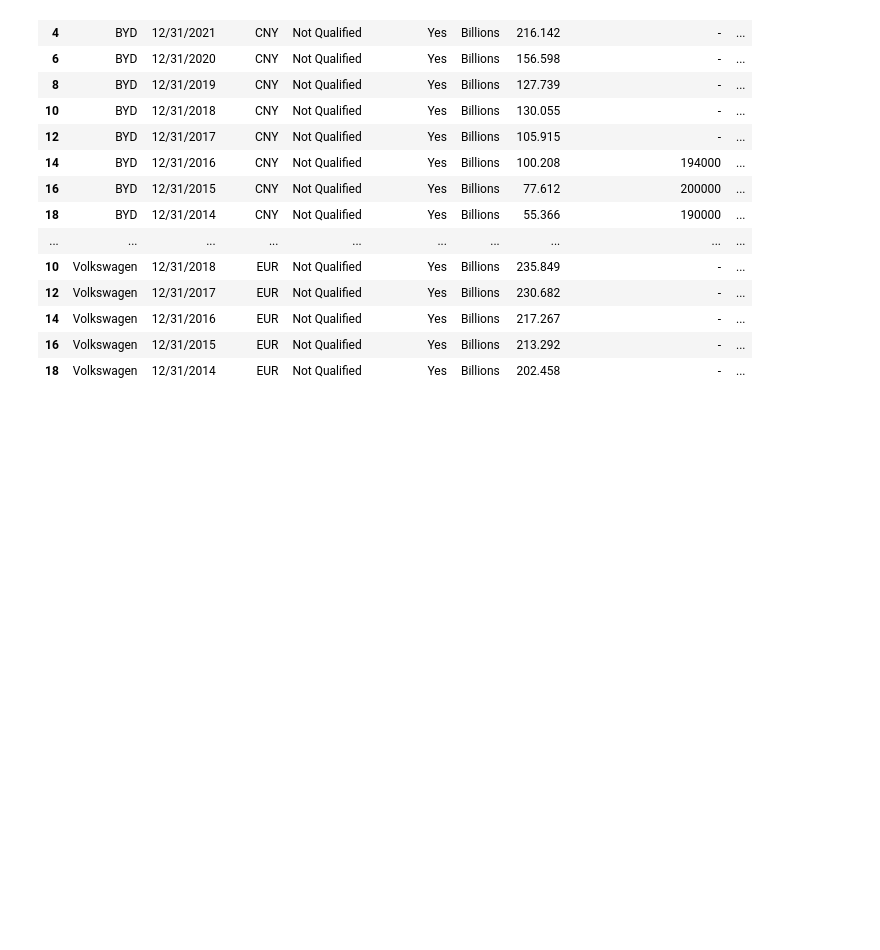
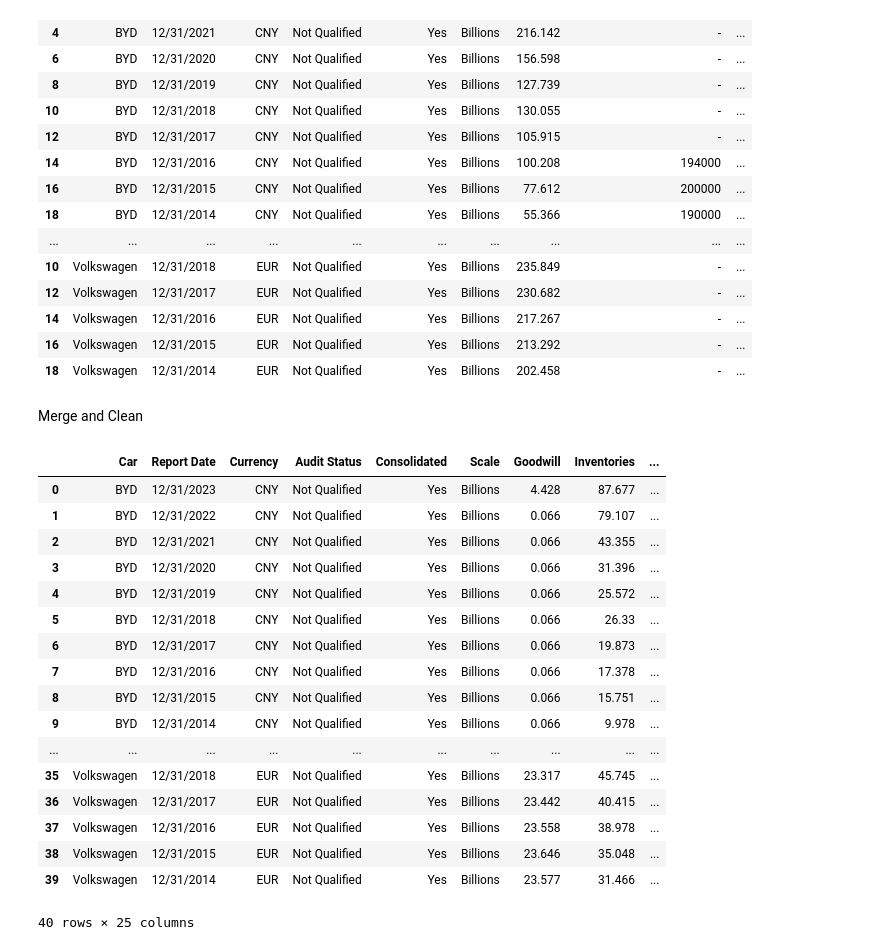
Before and after one commit to Chromex123/CMSC320-Final, a Jupyter notebook: CMSC320 Final.ipynb, the cells around one changed output. Cells and saved outputs as stored; diff of their text form; code cells hidden in the pictures; blank space fills up the shorter version.

Commit message:
Merge, clean, currency conversion

```diff
--- a/CMSC320 Final.ipynb
+++ b/CMSC320 Final.ipynb
@@ -156,3 +157,31 @@ is_df
 | 14 | Volkswagen | 12/31/2016 | EUR | Not Qualified | Yes | Billions | 217.267 | - | ... |
 | 16 | Volkswagen | 12/31/2015 | EUR | Not Qualified | Yes | Billions | 213.292 | - | ... |
 | 18 | Volkswagen | 12/31/2014 | EUR | Not Qualified | Yes | Billions | 202.458 | - | ... |
+# %% [markdown]
+Merge and Clean
+# %%
+bs_df = bs_df.reset_index(drop=True)
+cf_df = cf_df.reset_index(drop=True)
+is_df = is_df.reset_index(drop=True)
+main_df = bs_df.merge(cf_df, on=['Car', 'Report Date', 'Currency', 'Audit Status', 'Consolidated', 'Scale'])
+main_df = main_df.merge(is_df, on=['Car', 'Report Date', 'Currency', 'Audit Status', 'Consolidated', 'Scale'])
+main_df
+# %% [output]
+|  | Car | Report Date | Currency | Audit Status | Consolidated | Scale | Goodwill | Inventories | ... |
+| 0 | BYD | 12/31/2023 | CNY | Not Qualified | Yes | Billions | 4.428 | 87.677 | ... |
+| 1 | BYD | 12/31/2022 | CNY | Not Qualified | Yes | Billions | 0.066 | 79.107 | ... |
+| 2 | BYD | 12/31/2021 | CNY | Not Qualified | Yes | Billions | 0.066 | 43.355 | ... |
+| 3 | BYD | 12/31/2020 | CNY | Not Qualified | Yes | Billions | 0.066 | 31.396 | ... |
+| 4 | BYD | 12/31/2019 | CNY | Not Qualified | Yes | Billions | 0.066 | 25.572 | ... |
+| 5 | BYD | 12/31/2018 | CNY | Not Qualified | Yes | Billions | 0.066 | 26.33 | ... |
+| 6 | BYD | 12/31/2017 | CNY | Not Qualified | Yes | Billions | 0.066 | 19.873 | ... |
+| 7 | BYD | 12/31/2016 | CNY | Not Qualified | Yes | Billions | 0.066 | 17.378 | ... |
+| 8 | BYD | 12/31/2015 | CNY | Not Qualified | Yes | Billions | 0.066 | 15.751 | ... |
+| 9 | BYD | 12/31/2014 | CNY | Not Qualified | Yes | Billions | 0.066 | 9.978 | ... |
+| ... | ... | ... | ... | ... | ... | ... | ... | ... | ... |
+| 35 | Volkswagen | 12/31/2018 | EUR | Not Qualified | Yes | Billions | 23.317 | 45.745 | ... |
+| 36 | Volkswagen | 12/31/2017 | EUR | Not Qualified | Yes | Billions | 23.442 | 40.415 | ... |
+| 37 | Volkswagen | 12/31/2016 | EUR | Not Qualified | Yes | Billions | 23.558 | 38.978 | ... |
+| 38 | Volkswagen | 12/31/2015 | EUR | Not Qualified | Yes | Billions | 23.646 | 35.048 | ... |
+| 39 | Volkswagen | 12/31/2014 | EUR | Not Qualified | Yes | Billions | 23.577 | 31.466 | ... |
+40 rows × 25 columns
```
Also changed, not shown: parts of 2 cells of this notebook.
